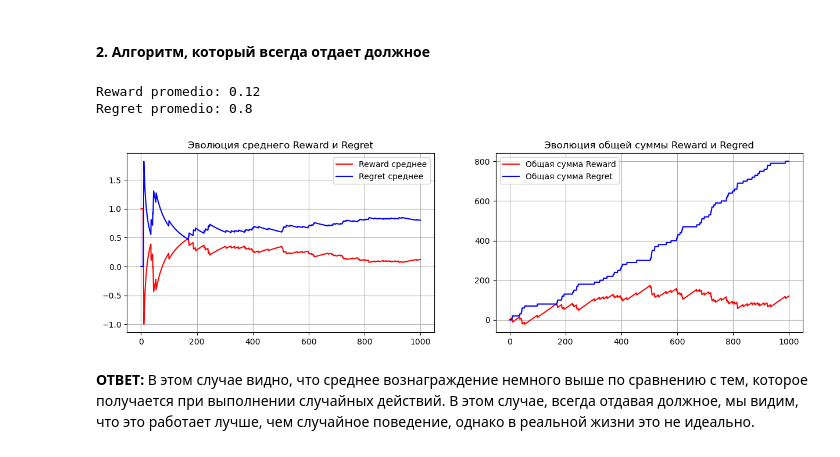
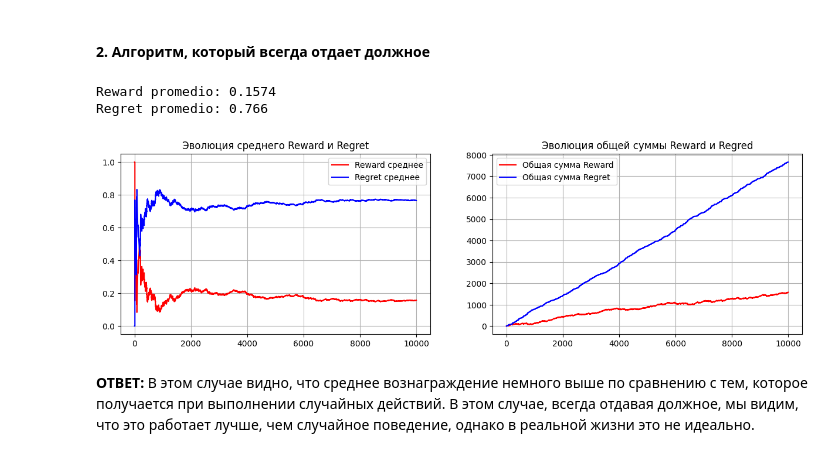
Before and after one commit to dmitrytimokhin/Multi-armed-bandit, a Jupyter notebook: Кредитный скоринг (тест).ipynb, the cells around one changed output. Cells and saved outputs as stored; diff of their text form; code cells hidden in the pictures.

```diff
--- a/Práctica2.ipynb
+++ b/Кредитный скоринг (тест).ipynb
@@ -277,9 +280,9 @@ def makePlots(reward_total_vec, reward_promedio, regret_total_vec, regret_promed
     plt.grid()
 # %% [markdown]
 #### 1. Случайный алгоритм
+# %%
+N = 10_000
 # %%
-N = 1000
-
 # Reward
 reward_promedio = []
 reward_total = 0
@@ -315,37 +318,35 @@ Regret promedio: 0.792
 # %% [markdown]
 #### 2. Алгоритм, который всегда отдает должное
 # %%
-N = 1000
-
 # Reward
 reward_promedio = []
 reward_total = 0
 reward_total_vec = []
 
 #Regret
 regret_promedio = []
 regret_total = 0
 regret_total_vec = []
 
 for i in tqdm(range(N)):
     cl_train.cliente()
     action = 1 # Всегда отдавайте должное
     reward = cl_train.get_reward(action)
     reward_total += reward
     regret = cl_train.getBestReward()-reward
     regret_total += regret
     reward_promedio.append(reward_total/(i+1)) # i+1 — количество итераций
     reward_total_vec.append(reward_total)
     regret_promedio.append(regret_total/(i+1))
     regret_total_vec.append(regret_total)
 
 print("Reward promedio:", reward_total/N)
 print("Regret promedio:", regret_total/N)
 makePlots(reward_total_vec, reward_promedio, regret_total_vec, regret_promedio)
 # %% [output]
-Reward promedio: 0.12
-Regret promedio: 0.8
+Reward promedio: 0.1574
+Regret promedio: 0.766
-[figure, old version]
+[figure, new version]
 # %% [markdown]
 **ОТВЕТ:** В этом случае видно, что среднее вознаграждение немного выше по сравнению с тем, которое получается при выполнении случайных действий. В этом случае, всегда отдавая должное, мы видим, что это работает лучше, чем случайное поведение, однако в реальной жизни это не идеально.
 # %% [markdown]
```
Also changed, not shown: parts of 25 cells of this notebook.
